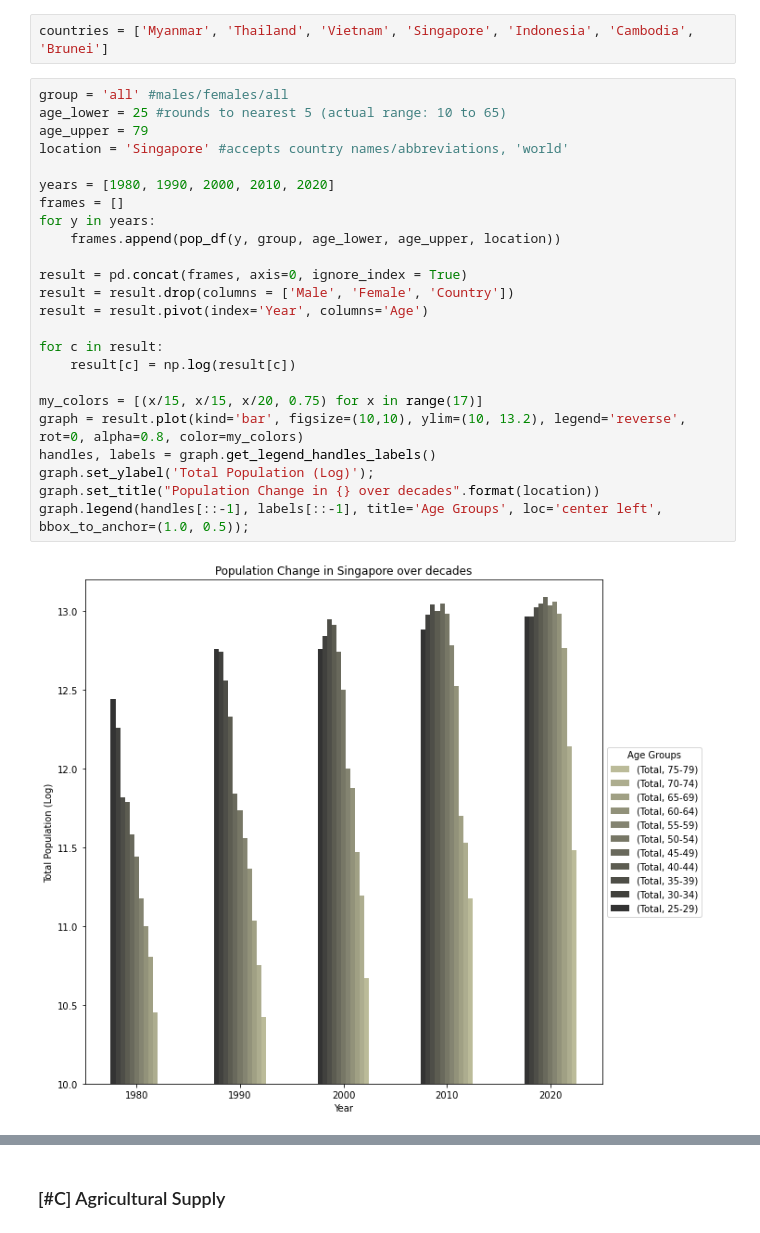
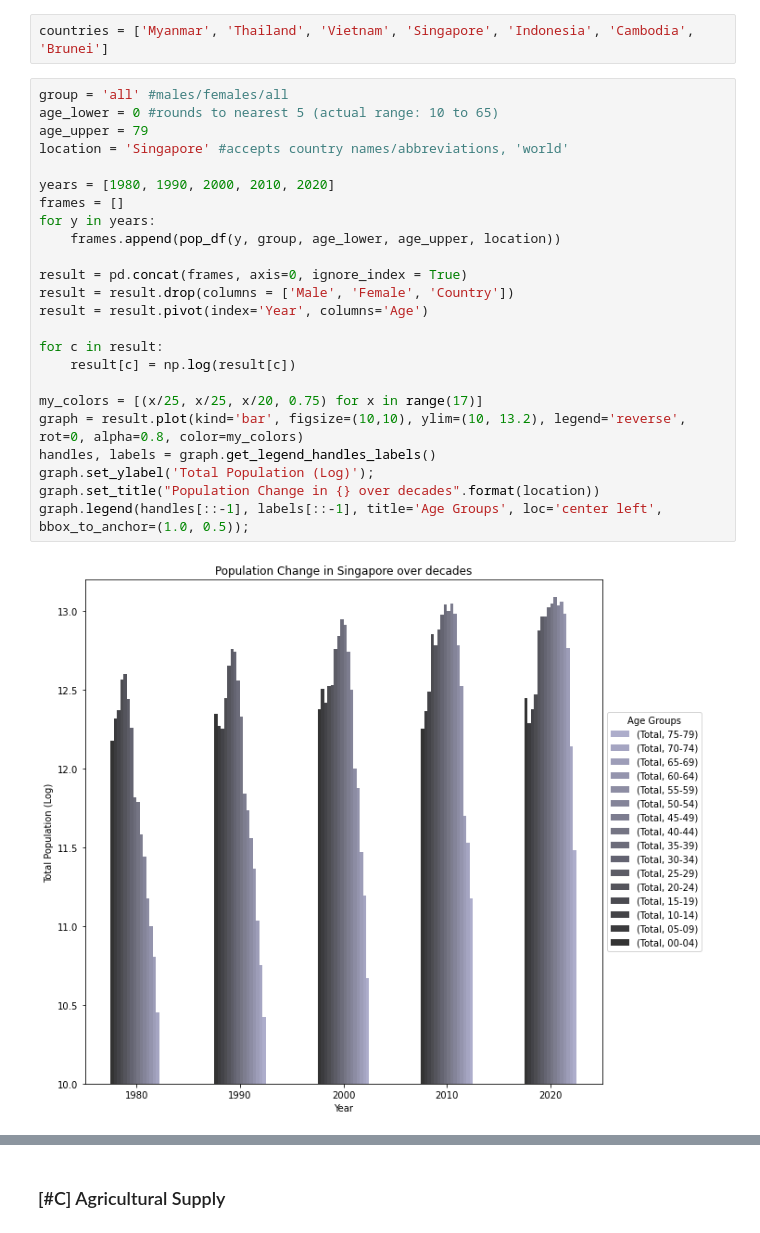
Before and after one commit to jasminlee/EEP-153-Mahalanobis-project-1, a Jupyter notebook: project1.ipynb, the cells around one changed output, grey strips where cells are left out. Drawn from its saved outputs; the diff is of its cells as text.

```diff
--- a/project1.ipynb
+++ b/project1.ipynb
@@ -255,30 +255,30 @@ changes over time, this is for you!
 countries = ['Myanmar', 'Thailand', 'Vietnam', 'Singapore', 'Indonesia', 'Cambodia', 'Brunei']
 # %%
 group = 'all' #males/females/all
-age_lower = 25 #rounds to nearest 5 (actual range: 10 to 65)
+age_lower = 0 #rounds to nearest 5 (actual range: 10 to 65)
 age_upper = 79
 location = 'Singapore' #accepts country names/abbreviations, 'world'
 
 years = [1980, 1990, 2000, 2010, 2020]
 frames = []
 for y in years:
     frames.append(pop_df(y, group, age_lower, age_upper, location))
 
 result = pd.concat(frames, axis=0, ignore_index = True)
 result = result.drop(columns = ['Male', 'Female', 'Country'])
 result = result.pivot(index='Year', columns='Age')
 
 for c in result:
     result[c] = np.log(result[c])
 
-my_colors = [(x/15, x/15, x/20, 0.75) for x in range(17)]
+my_colors = [(x/25, x/25, x/20, 0.75) for x in range(17)]
 graph = result.plot(kind='bar', figsize=(10,10), ylim=(10, 13.2), legend='reverse', rot=0, alpha=0.8, color=my_colors)
 handles, labels = graph.get_legend_handles_labels()
 graph.set_ylabel('Total Population (Log)');
 graph.set_title("Population Change in {} over decades".format(location))
 graph.legend(handles[::-1], labels[::-1], title='Age Groups', loc='center left', bbox_to_anchor=(1.0, 0.5));
 # %% [output]
-[figure, old version]
+[figure, new version]
 # %%
 group = 'all' #males/females/all
 age_lower = 0 #rounds to nearest 5 (actual range: 10 to 65)
```
Also changed, not shown: parts of 1 cell of this notebook.
